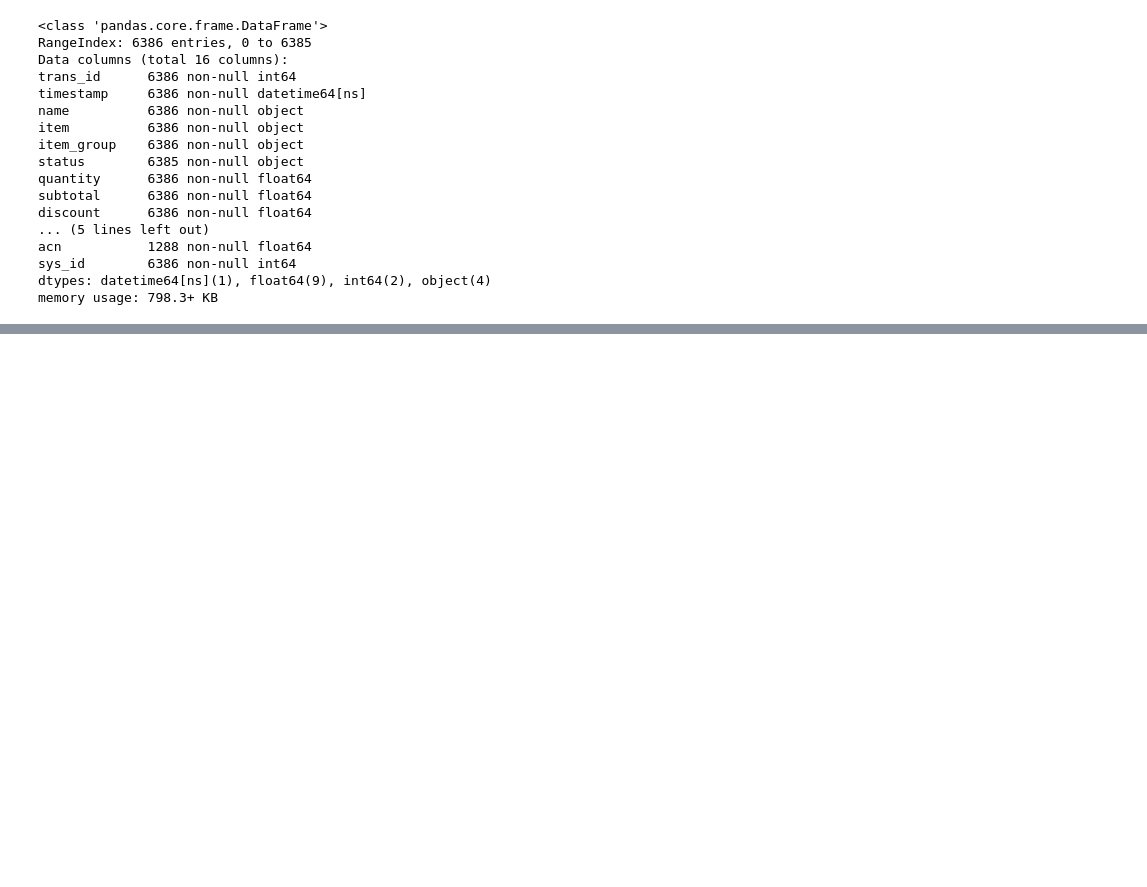
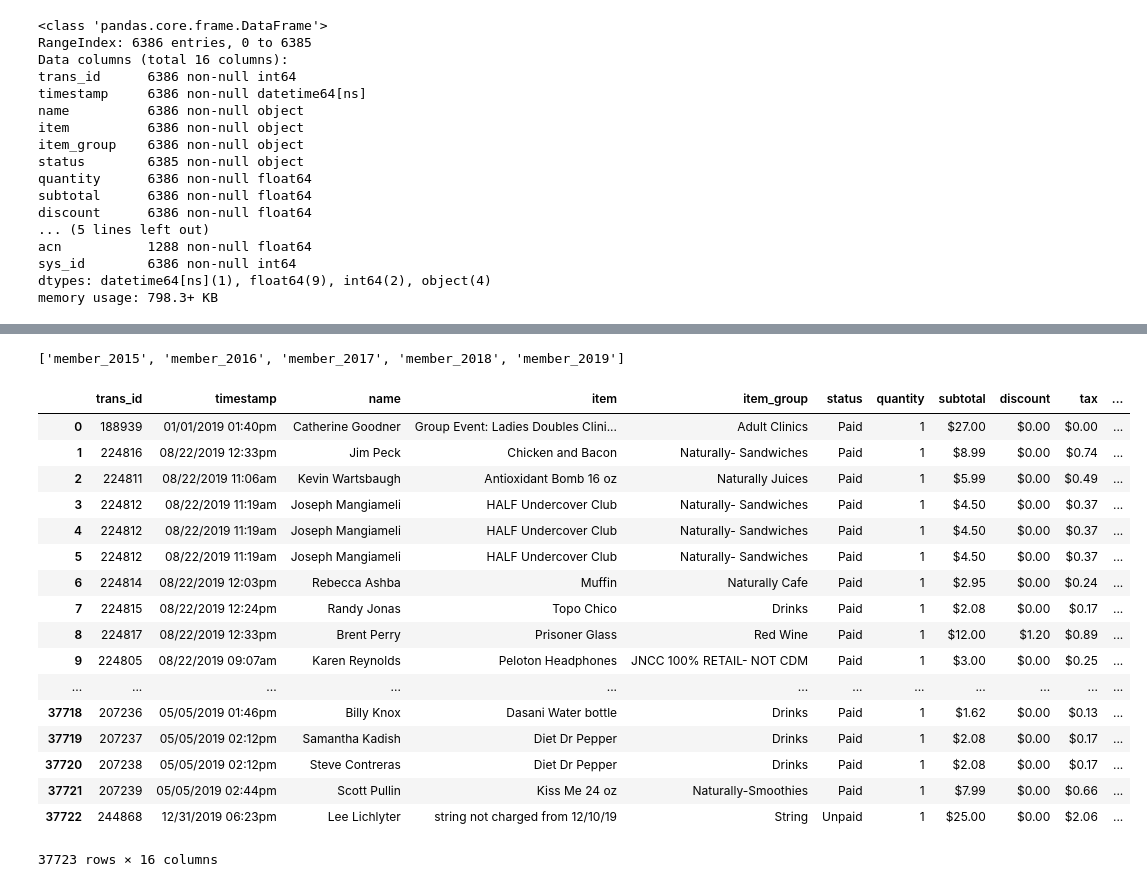
Before and after one commit to crisgiovanoni/jncc_project, a Jupyter notebook: prv_guest_logs.ipynb, the cells around one changed output, grey strips where cells are left out. Drawn from its saved outputs; the diff is of its cells as text; code cells hidden in the pictures; blank space fills up the shorter version.

Commit message:
imported members logs

```diff
--- a/prv_guest_logs.ipynb
+++ b/prv_guest_logs.ipynb
@@ -63,0 +84,30 @@ memory usage: 798.3+ KB
+# %%
+for file in files:
+# %% [output]
+['member_2015', 'member_2016', 'member_2017', 'member_2018', 'member_2019']
+# %%
+from glob import glob
+filenames = glob("member_*.csv")
+column_labels = ["trans_id","timestamp","name","item","item_group","status","quantity","subtotal","discount","tax","total","paid","refund","balance","acn","sys_id"]
+dataframes = [pd.read_csv(f,skiprows=5,names=column_labels) for f in filenames]
+# %%
+dataframes[4]
+# %% [output]
+|  | trans_id | timestamp | name | item | item_group | status | quantity | subtotal | discount | tax | ... |
+| 0 | 188939 | 01/01/2019 01:40pm | Catherine Goodner | Group Event: Ladies Doubles Clini... | Adult Clinics | Paid | 1 | $27.00 | $0.00 | $0.00 | ... |
+| 1 | 224816 | 08/22/2019 12:33pm | Jim Peck | Chicken and Bacon | Naturally- Sandwiches | Paid | 1 | $8.99 | $0.00 | $0.74 | ... |
+| 2 | 224811 | 08/22/2019 11:06am | Kevin Wartsbaugh | Antioxidant Bomb 16 oz | Naturally Juices | Paid | 1 | $5.99 | $0.00 | $0.49 | ... |
+| 3 | 224812 | 08/22/2019 11:19am | Joseph Mangiameli | HALF Undercover Club | Naturally- Sandwiches | Paid | 1 | $4.50 | $0.00 | $0.37 | ... |
+| 4 | 224812 | 08/22/2019 11:19am | Joseph Mangiameli | HALF Undercover Club | Naturally- Sandwiches | Paid | 1 | $4.50 | $0.00 | $0.37 | ... |
+| 5 | 224812 | 08/22/2019 11:19am | Joseph Mangiameli | HALF Undercover Club | Naturally- Sandwiches | Paid | 1 | $4.50 | $0.00 | $0.37 | ... |
+| 6 | 224814 | 08/22/2019 12:03pm | Rebecca Ashba | Muffin | Naturally Cafe | Paid | 1 | $2.95 | $0.00 | $0.24 | ... |
+| 7 | 224815 | 08/22/2019 12:24pm | Randy Jonas | Topo Chico | Drinks | Paid | 1 | $2.08 | $0.00 | $0.17 | ... |
+| 8 | 224817 | 08/22/2019 12:33pm | Brent Perry | Prisoner Glass | Red Wine | Paid | 1 | $12.00 | $1.20 | $0.89 | ... |
+| 9 | 224805 | 08/22/2019 09:07am | Karen Reynolds | Peloton Headphones | JNCC 100% RETAIL- NOT CDM | Paid | 1 | $3.00 | $0.00 | $0.25 | ... |
+| ... | ... | ... | ... | ... | ... | ... | ... | ... | ... | ... | ... |
+| 37718 | 207236 | 05/05/2019 01:46pm | Billy Knox | Dasani Water bottle | Drinks | Paid | 1 | $1.62 | $0.00 | $0.13 | ... |
+| 37719 | 207237 | 05/05/2019 02:12pm | Samantha Kadish | Diet Dr Pepper | Drinks | Paid | 1 | $2.08 | $0.00 | $0.17 | ... |
+| 37720 | 207238 | 05/05/2019 02:12pm | Steve Contreras | Diet Dr Pepper | Drinks | Paid | 1 | $2.08 | $0.00 | $0.17 | ... |
+| 37721 | 207239 | 05/05/2019 02:44pm | Scott Pullin | Kiss Me 24 oz | Naturally-Smoothies | Paid | 1 | $7.99 | $0.00 | $0.66 | ... |
+| 37722 | 244868 | 12/31/2019 06:23pm | Lee Lichlyter | string not charged from 12/10/19 | String | Unpaid | 1 | $25.00 | $0.00 | $2.06 | ... |
+37723 rows × 16 columns
```
Also changed, not shown: parts of 8 cells of this notebook.
